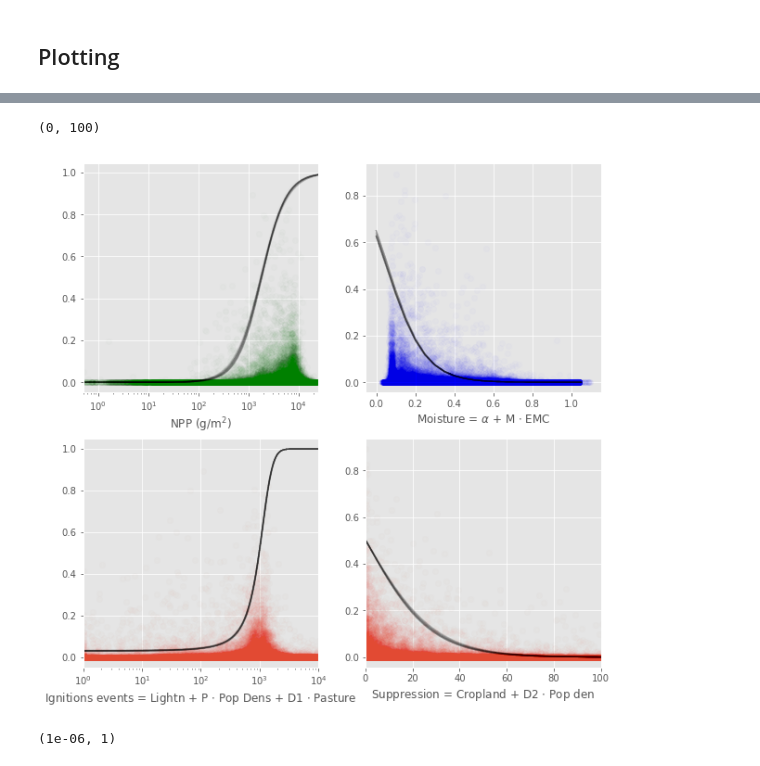
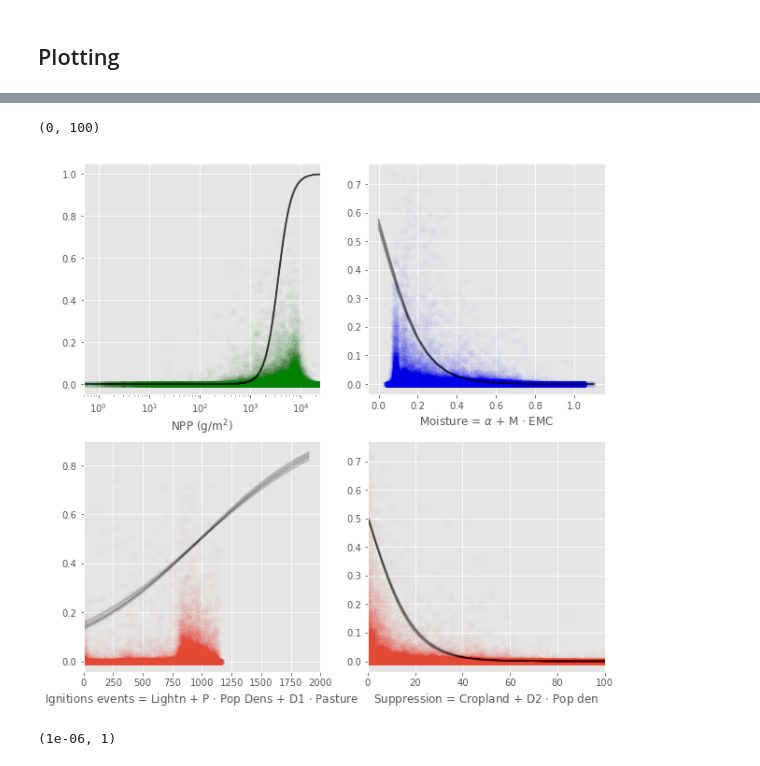
Before and after one commit to rhyswhitley/fire_limitation, a Jupyter notebook: notebooks/bayesian_inference.ipynb, the cells around one changed output, grey strips where cells are left out. Drawn from its saved outputs; the diff is of its cells as text; code cells hidden in the pictures.

Commit message:
intriducing simple population density saturation function

```diff
--- a/notebooks/bayesian_inference.ipynb
+++ b/notebooks/bayesian_inference.ipynb
@@ -118,7 +118,7 @@ sample_pc     = 2
 nIterations   = 3000
 outPath       = "../data/globfire.csv"
 param_outpath = '../outputs/params.csv'
-trace_db      = '../data/firemodel_trace8.db'
+trace_db      = '../data/firemodel_trace37.db'
 # %%
 def npLog0 (x):
     return [np.log(i) if i > 0 else 0.0000001 for i in x]
@@ -141,11 +141,12 @@ def moisture(alpha, emc, cM):
     return (alpha + 0.01*cM*emc) / (1 + cM)
 
 
-def ignition(lightning, pasture_area, pop_density, cL, cP, cD1):
+def ignition(lightning, pasture_area, pop_density, cP, cDmax, cD1):
     """
     Definition for the measure of ignition
     """
-    ignite = 1 + cL * lightning + cP*pasture_area + cD1*pop_density
+    popden = pop_density/(pop_density + cDmax)
+    ignite = lightning + cP*pasture_area + cD1*popden
     #try:
     #    ignite = npLog0(ignite)
     #except:
@@ -252,10 +253,10 @@ with pm3.Model() as fire_error:
     fuel_x0        = pm3.Uniform('fuel_x0'       ,     0.0,   20.0)
     fuel_k         = pm3.Uniform('fuel_k'        ,   0.001,   10.0)
 
-    moisture_x0    = pm3.Uniform('moisture_x0'   ,     0.0,    1.0)
+    moisture_x0    = pm3.Uniform('moisture_x0'   ,     0.0, 1000.0)
     moisture_k     = pm3.Uniform('moisture_k'    ,     0.0, 1000.0)
 
-    ignition_x0    = pm3.Uniform('igntions_x0'   ,     -1000.0,   1000.0)
+    ignition_x0    = pm3.Uniform('igntions_x0'   ,     -10, 1000.0)
     ignition_k     = pm3.Uniform('igntions_k'    ,     0.0, 1000.0)
 
     suppression_x0 = pm3.Uniform('suppression_x0',     0.0,  100.0)
@@ -263,11 +264,11 @@ with pm3.Model() as fire_error:
 
 # now for the hyper-parameters that describe the independent fire condition covariates
     cM  = pm3.Uniform('cM' , 0, 1e4)
-    cL  = pm3.Uniform('cL' , 0, 1e4)
+    #cL  = pm3.Uniform('cL' , 0, 1e4)
     cP  = pm3.Uniform('cP' , 0, 1e4)
     cD1 = pm3.Uniform('cD1', 0, 1e4)
     cD2 = pm3.Uniform('cD2', 0, 1e4)
-
+    cDmax = pm3.Uniform('cDmax', 0, 1e4)
 # describe the standard deviation in the error term
     sigma = pm3.HalfNormal('sigma', sd=1)
 # %% [markdown]
@@ -361,7 +362,7 @@ variables2Plot = ['fuel_x0'       , 'fuel_k',
                   'igntions_x0'   , 'igntions_k',
                   'suppression_x0', 'suppression_k',
                   'cM'            ,
-                  'cP'            , 'cL',
+                  'cP'            , 'cDmax',
                   'cD1'           , 'cD2']
 
 nvar = len(variables2Plot)
@@ -451,53 +452,54 @@ for r in r_moisture: plt.plot(mst, r, 'k', alpha=.01)
 ####################
 plt.subplot(2, 2, 3)
 ## scatter plot
-cL  = np.mean(vals['cL' ])
+cDmax  = np.mean(vals['cDmax' ])
 cP  = np.mean(vals['cP' ])
 cD1 = np.mean(vals['cD1'])
+#cL = np.mean(vals['cL'])
 
 f_ignite = ignition(fd["lightning_ignitions"].values, \
                     fd["pasture"].values, \
                     fd["population_density"].values, \
-                    cL, cP, cD1)
-
+                    cP, cDmax, cD1)
+#f_ignite = np.exp(f_ignite)
 pltVsFire(f_ignite, "Ignitions events = Lightn + P $\cdot$ Pop Dens + D1 $\cdot$ Pasture")
 
 ## Line of best fit
-#Ignite = np.arange(-30, 10*np.log(np.max(f_ignite)), 0.01)
-Ignite = np.arange(0.0, 10000, 1)
+Ignite = np.arange(0,2000, 100)
+#Ignite = np.arange(0.0, 10000, 1)
 r_Ignite = randomParam(Ignite, 'igntions_x0', 'igntions_k')
 #yay = returnSigmoid(Ignite, 10, 1.0)
 #Ignite = np.exp(Ignite)
 for r in r_Ignite: plt.plot(Ignite, r, 'k', alpha=.01)
 
 #plt.plot(Ignite, yay, 'red')
 
 
 ## cfg plot
-plt.xscale('log')
-plt.xlim(0,10000)
+#plt.xscale('log')
+plt.xlim(0,2000)
 
 ####################
 ## Suppression    ##
 ####################
 plt.subplot(2, 2, 4)
 #scatter plot
 cD2 = np.mean(vals['cD2'])
 f_suppression = supression(fd["cropland"].values, \
                            fd["population_density"].values, \
                            cD2)
 
 pltVsFire(f_suppression, "Suppression = Cropland + D2 $\cdot$ Pop den")
 
 # Line of best fit
 Suppress = np.arange(0, 100, 0.01)
 r_suppression = randomParam(Suppress, 'suppression_x0', 'suppression_k', -1.0)
 for r in r_suppression: plt.plot(Suppress, r, 'k', alpha=.01)
 
 plt.xlim(0, 100)
 # %% [output]
 (0, 100)
-[figure, old version]
+[figure, new version]
 # %%
 ####################
 ## mod vs obs     ##
```
Also changed, not shown: parts of 4 cells of this notebook.
